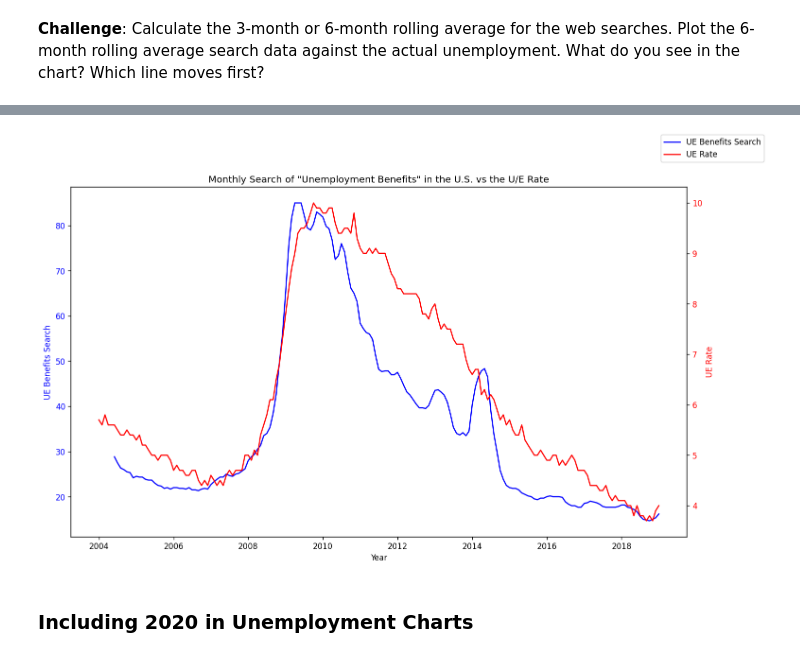
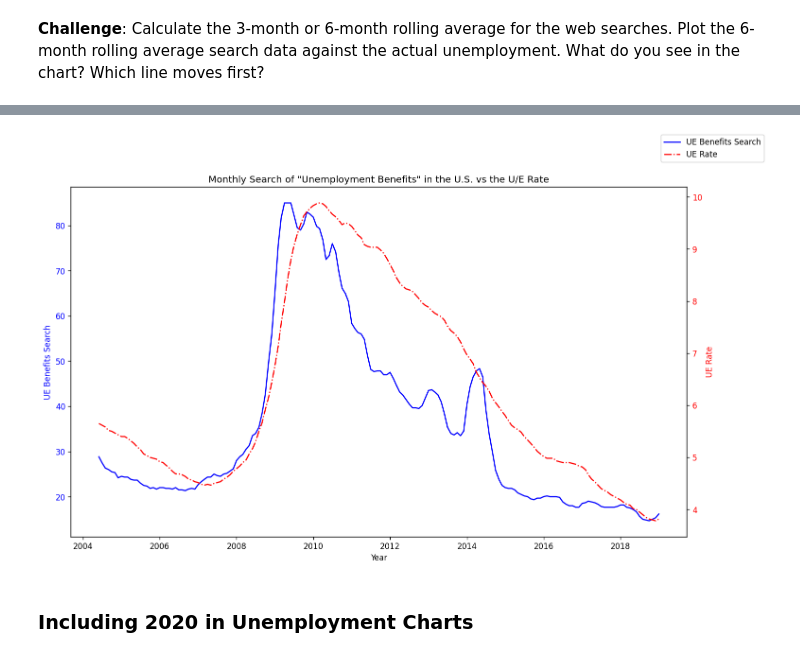
Before and after one commit to LegradiK/google_trends_data_visualisation, a Jupyter notebook: Google Trends Data Viz/Google Trends and Data Visualisation.ipynb, the cells around one changed output, grey strips where cells are left out. Drawn from its saved outputs; the diff is of its cells as text; code cells hidden in the pictures.

```diff
--- a/Google Trends Data Viz/Google Trends and Data Visualisation.ipynb
+++ b/Google Trends Data Viz/Google Trends and Data Visualisation.ipynb
@@ -461,3 +462,6 @@ plt.show()
 **Challenge**: Calculate the 3-month or 6-month rolling average for the web searches. Plot the 6-month rolling average search data against the actual unemployment. What do you see in the chart? Which line moves first?
 # %%
 df_unemployment = df_unemployment.dropna()
+# %%
+roll_df = df_unemployment[['UE_BENEFITS_WEB_SEARCH', 'UNRATE']].rolling(window=6).mean()
+roll_df
@@ -464,32 +482,29 @@ df_unemployment = df_unemployment.dropna()
 # %%
-ave_6["UE_BENEFITS_WEB_SEARCH_6_MONTHS"] = df_unemployment["UE_BENEFITS_WEB_SEARCH"].rolling(6).mean()
-ave_6["UNRATE"] = df_unemployment["UNRATE"]
-
-x = pd.to_datetime(ave_6['MONTH'])
-y1 = ave_6['UE_BENEFITS_WEB_SEARCH_6_MONTHS']
-y2 = ave_6['UNRATE']
+x = pd.to_datetime(df_unemployment['MONTH'])
+y1 = roll_df['UE_BENEFITS_WEB_SEARCH']
+y2 = roll_df['UNRATE']
 
 fig, ax1 = plt.subplots(figsize=(14, 8), dpi=120)
 
-ax1.plot(x, y1, color='blue', label='UE Benefits Search')
+ax1.plot(x, roll_df['UE_BENEFITS_WEB_SEARCH'], color='blue', label='UE Benefits Search')
 ax1.set_xlabel('Year')
 ax1.set_ylabel('UE Benefits Search', color='blue')
 ax1.tick_params(axis='y', labelcolor='blue')
 
 ax2 = ax1.twinx()
 
-ax2.plot(x, y2, color='red', label='UE Rate')
+ax2.plot(x, roll_df['UNRATE'], color='red', label='UE Rate', linestyle='-.')
 ax2.set_ylabel('UE Rate', color='red')
 ax2.tick_params(axis='y', labelcolor='red')
 
 plt.xticks(rotation=45)
 
 ax1.set_title('Monthly Search of "Unemployment Benefits" in the U.S. vs the U/E Rate')
 fig.legend()
 
 plt.show()
 # %% [output]
-[figure, old version]
+[figure, new version]
 # %% [markdown]
 ### Including 2020 in Unemployment Charts
 # %% [markdown]
```
Also changed, not shown: parts of 4 cells of this notebook.
